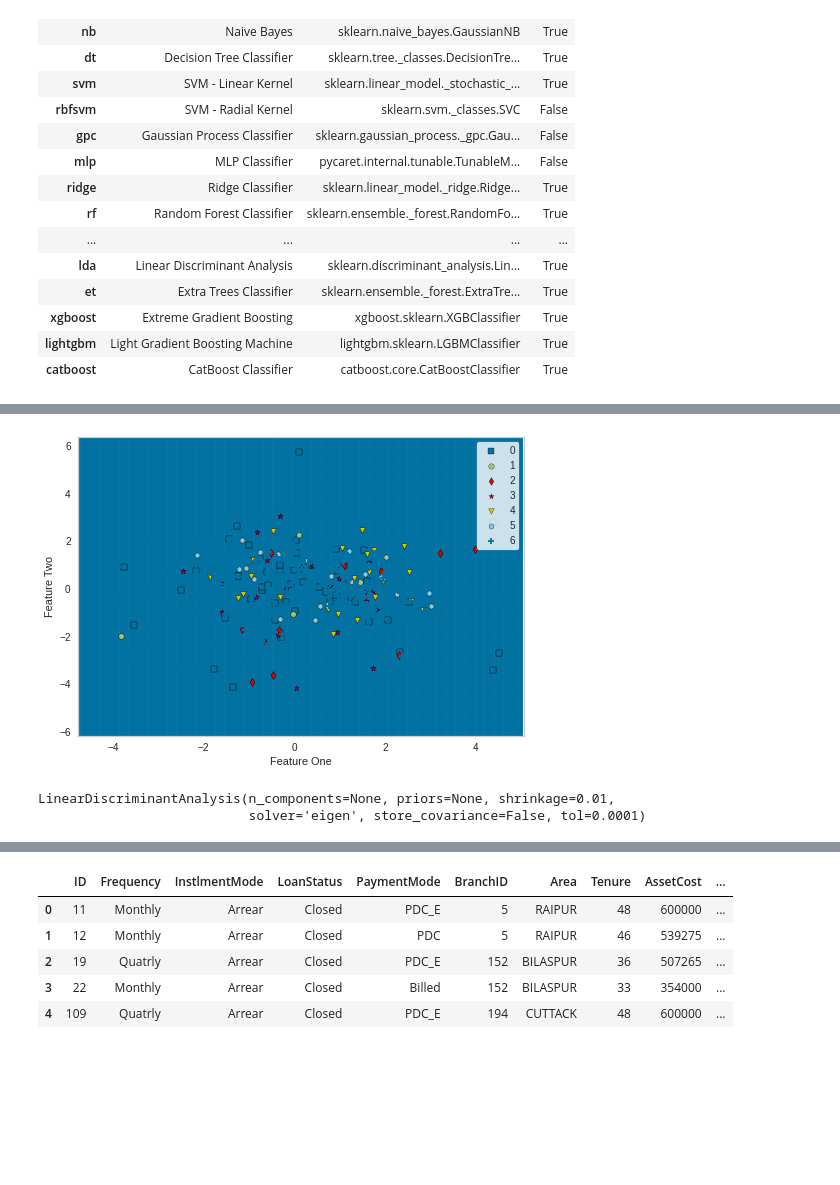
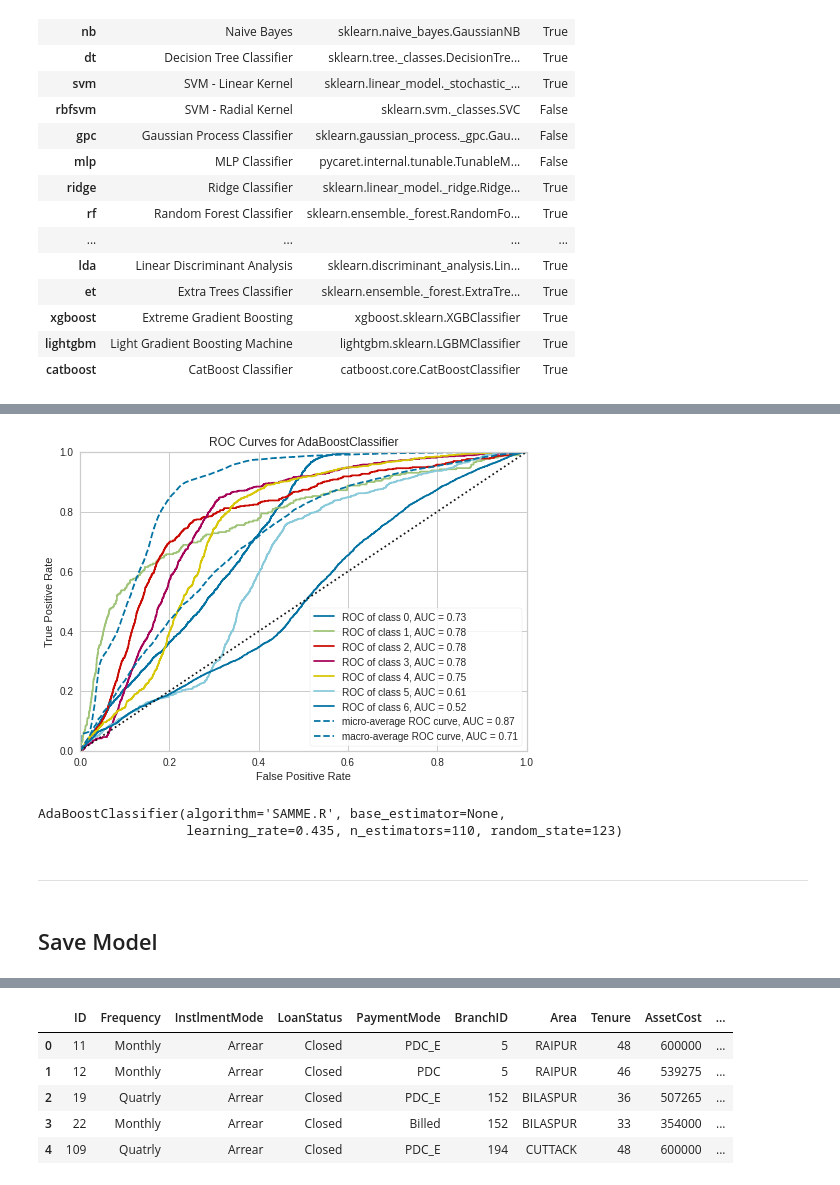
Before and after one commit to tummala-hareesh/FinHack_LT_AV, a Jupyter notebook: 2_finhack_pycaret.ipynb, the cells around one changed output, grey strips where cells are left out. Saved outputs shown, nothing was run; the diff lists cells and outputs as text; code cells hidden in the pictures; blank space fills up the shorter version.

```diff
--- a/2_finhack_pycaret.ipynb
+++ b/2_finhack_pycaret.ipynb
@@ -150,11 +148,15 @@ tuned_lda = tune_model(lda)
-# %%
-plot_model(tuned_lda, plot='boundary')
-# %% [output]
-[figure, removed]
+# %%
+plot_model(tuned_model, plot='auc')
+# %% [output]
+[figure, added]
 # %%
 # Finalize the model
-final_lda = finalize_model(tuned_lda)
-print(final_lda)
+final_model = finalize_model(tuned_model)
+print(final_model)
 # %% [output]
-LinearDiscriminantAnalysis(n_components=None, priors=None, shrinkage=0.01,
-                           solver='eigen', store_covariance=False, tol=0.0001)
+AdaBoostClassifier(algorithm='SAMME.R', base_estimator=None,
+                   learning_rate=0.435, n_estimators=110, random_state=123)
+# %% [markdown]
+***
+# %% [markdown]
+## Save Model
```
Also changed, not shown: parts of 34 cells of this notebook, 9 other files.
